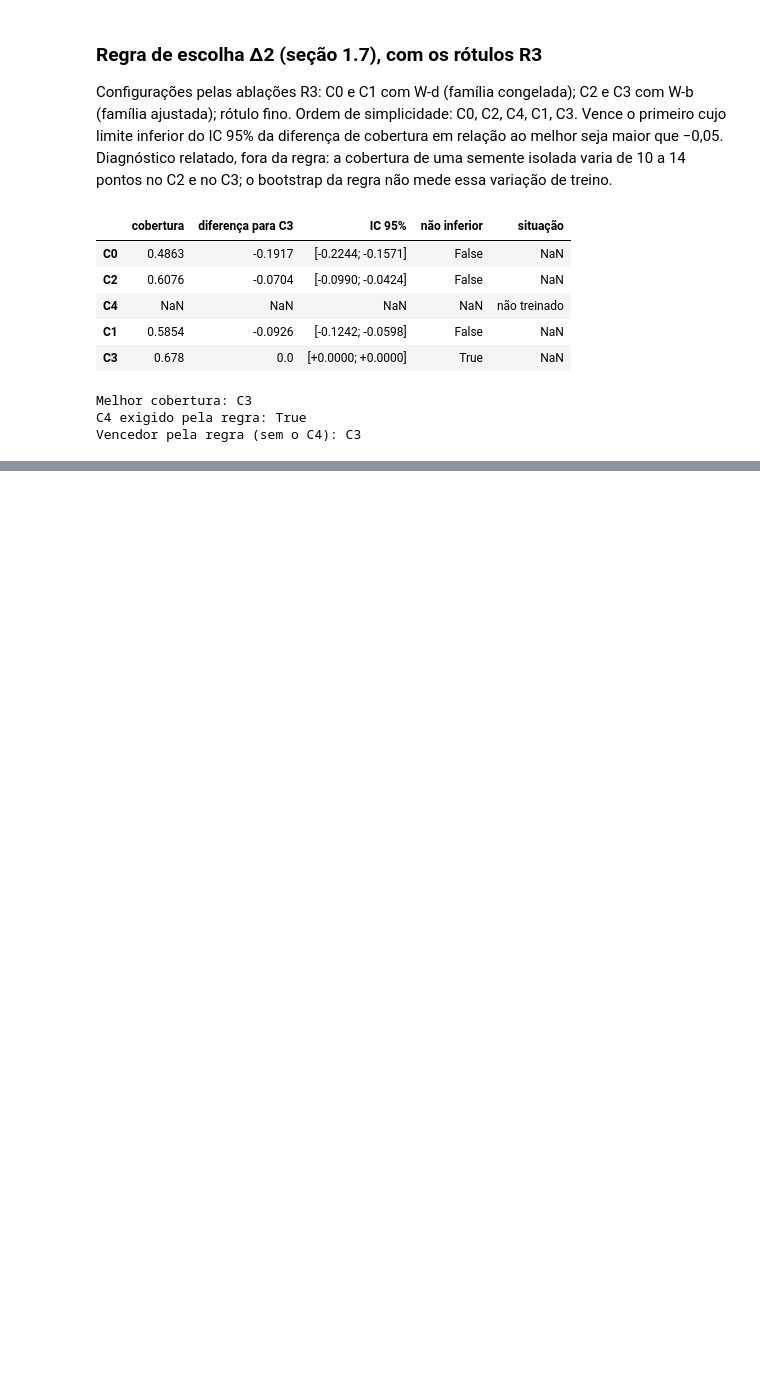
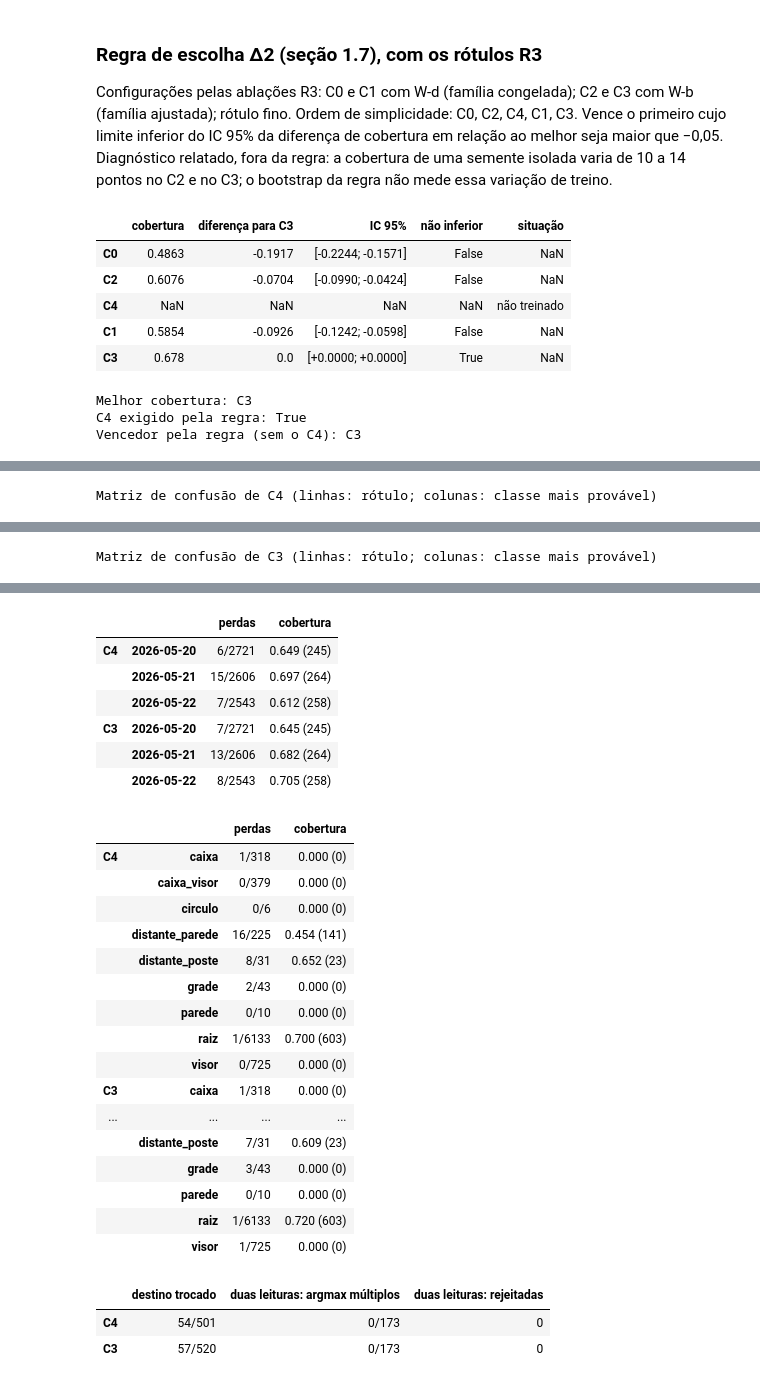
Before and after one commit to phelipecscosta/leitura_automatizada_mostradores_energia_pesquisa, a Jupyter notebook: exploracao/triagem_candidatos.ipynb, the cells around one changed output, grey strips where cells are left out. Cells and saved outputs as stored; diff of their text form; code cells hidden in the pictures; blank space fills up the shorter version.

Commit message:
docs: registra os relatórios da seção 1.8 e as revisões R4 e R5 antes da abertura do teste
Co-Authored-By: Claude Opus 5.5 <noreply@anthropic.com>

```diff
--- a/exploracao/triagem_candidatos.ipynb
+++ b/exploracao/triagem_candidatos.ipynb
@@ -533,0 +591,52 @@ Vencedor pela regra (sem o C4): C3
+# %%
+# Bloco código 15
+from training.calibration import ece
+from training.triage_eval import REJECTABLE, class_log_probs, rejection_destination
+
+REPORTED = ["C4", "C3"]
+group_of = np.array([by_code_r3[c].group for c in EVAL_CODES])
+cond_of = np.array([by_code_r3[c].condition for c in EVAL_CODES])
+determined = np.isin(labels, DETERMINED)
+
+
+def loss_and_coverage(rejected, mask):
+    d, r = mask & determined, mask & ~determined
+    return {"perdas": f"{int((rejected & d).sum())}/{int(d.sum())}",
+            "cobertura": f"{(rejected & r).sum() / max(1, r.sum()):.3f} ({int(r.sum())})"}
+
+
+by_lot, by_cond, extras, calibration = {}, {}, {}, {}
+for m in REPORTED:
+    cal = calibrate_nested(oof_r3[m], labels, lots, OUTPUT_CLASS[m])
+    before = np.exp(class_log_probs(oof_r3[m], 1.0, OUTPUT_CLASS[m]))
+    score, threshold = scores[m]
+    rejected = score >= threshold
+    dest = rejection_destination(cal.probs)
+
+    for lot in sorted(set(lots)):
+        by_lot[(m, lot)] = loss_and_coverage(rejected, lots == lot)
+    for cond in sorted(set(cond_of)):
+        by_cond[(m, cond)] = loss_and_coverage(rejected, cond_of == cond)
+
+    hit = rejected & ~determined
+    two = group_of == "cic_duas_leituras"
+    extras[m] = {
+        "destino trocado": f"{int((dest[hit] != labels[hit]).sum())}/{int(hit.sum())}",
+        "duas leituras: argmax múltiplos": f"{int((cal.probs[two].argmax(1) == PRODUCT_CLASSES.index('multiplos')).sum())}/{int(two.sum())}",
+        "duas leituras: rejeitadas": int(rejected[two].sum()),
+    }
+    for tag, probs in (("antes", before), ("depois", cal.probs)):
+        calibration[(m, tag)] = {"P(rejeitável)": ece(probs[:, list(REJECTABLE)].sum(1), ~determined)}
+        for c in REJECTABLE:
+            calibration[(m, tag)][f"P({PRODUCT_CLASSES[c]})"] = ece(probs[:, c], labels == c)
+
+    print(f"\nMatriz de confusão de {m} (linhas: rótulo; colunas: classe mais provável)")
+    display(pd.crosstab(pd.Series([PRODUCT_CLASSES[i] for i in labels], name="rótulo"),
+                        pd.Series([PRODUCT_CLASSES[i] for i in cal.probs.argmax(1)], name="prevista")))
+
+display(pd.DataFrame(by_lot).T)
+display(pd.DataFrame(by_cond).T)
+display(pd.DataFrame(extras).T)
+pd.DataFrame(calibration).T.round(4)
+# %% [output]
+Matriz de confusão de C4 (linhas: rótulo; colunas: classe mais provável)
@@ -533,0 +650 @@ Vencedor pela regra (sem o C4): C3
+Matriz de confusão de C3 (linhas: rótulo; colunas: classe mais provável)
@@ -533,0 +658,27 @@ Vencedor pela regra (sem o C4): C3
+|  |  | perdas | cobertura |
+| C4 | 2026-05-20 | 6/2721 | 0.649 (245) |
+|  | 2026-05-21 | 15/2606 | 0.697 (264) |
+|  | 2026-05-22 | 7/2543 | 0.612 (258) |
+| C3 | 2026-05-20 | 7/2721 | 0.645 (245) |
+|  | 2026-05-21 | 13/2606 | 0.682 (264) |
+|  | 2026-05-22 | 8/2543 | 0.705 (258) |
+|  |  | perdas | cobertura |
+| C4 | caixa | 1/318 | 0.000 (0) |
+|  | caixa_visor | 0/379 | 0.000 (0) |
+|  | circulo | 0/6 | 0.000 (0) |
+|  | distante_parede | 16/225 | 0.454 (141) |
+|  | distante_poste | 8/31 | 0.652 (23) |
+|  | grade | 2/43 | 0.000 (0) |
+|  | parede | 0/10 | 0.000 (0) |
+|  | raiz | 1/6133 | 0.700 (603) |
+|  | visor | 0/725 | 0.000 (0) |
+| C3 | caixa | 1/318 | 0.000 (0) |
+| ... | ... | ... | ... |
+|  | distante_poste | 7/31 | 0.609 (23) |
+|  | grade | 3/43 | 0.000 (0) |
+|  | parede | 0/10 | 0.000 (0) |
+|  | raiz | 1/6133 | 0.720 (603) |
+|  | visor | 1/725 | 0.000 (0) |
+|  | destino trocado | duas leituras: argmax múltiplos | duas leituras: rejeitadas |
+| C4 | 54/501 | 0/173 | 0 |
+| C3 | 57/520 | 0/173 | 0 |
```
Also changed, not shown: parts of 4 cells of this notebook, 1 other file.
